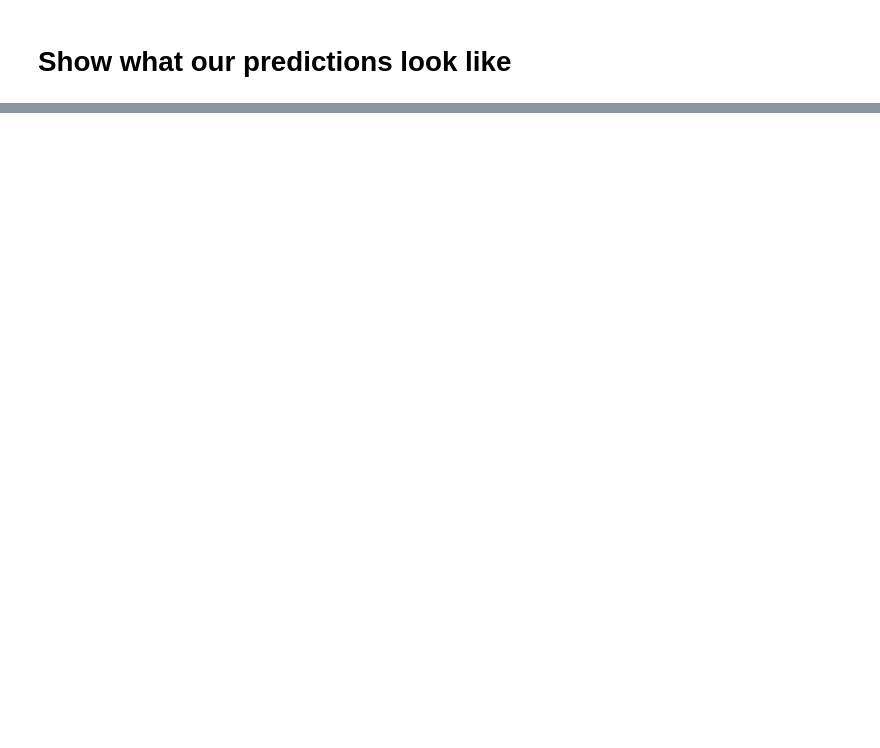
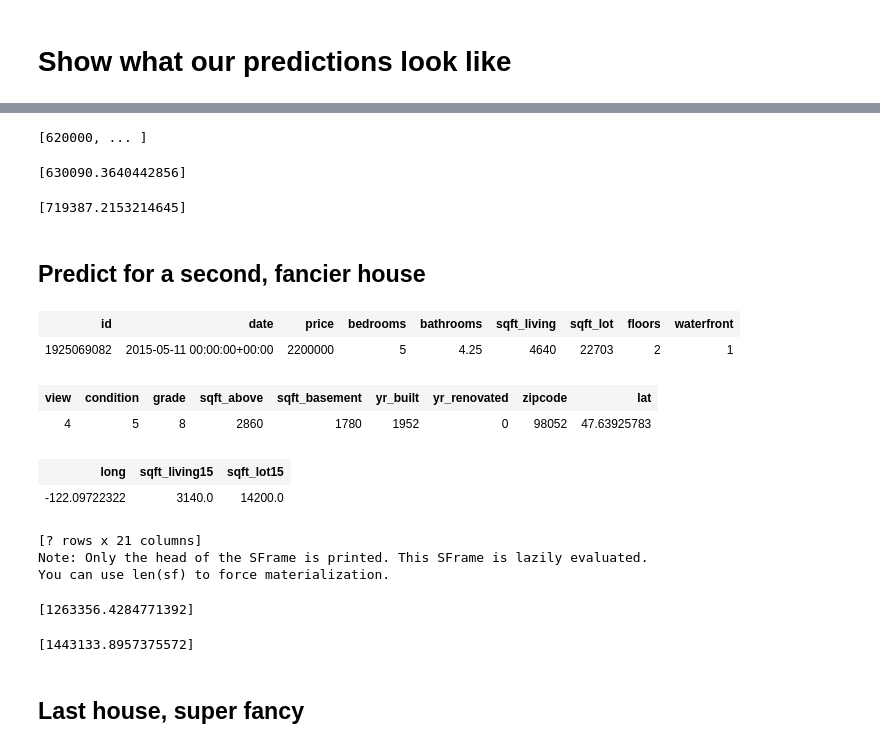
Before and after one commit to vantroy/wu-machine-learning, a Jupyter notebook: mod1/week2/Predicting house prices.ipynb, the cells around one changed output, grey strips where cells are left out. Drawn from its saved outputs; the diff is of its cells as text; code cells hidden in the pictures; blank space fills up the shorter version.

```diff
--- a/mod1/week2/Predicting house prices.ipynb
+++ b/mod1/week2/Predicting house prices.ipynb
@@ -136,0 +208,38 @@ import matplotlib.pyplot as plt
+# %%
+print house1['price']
+# %% [output]
+[620000, ... ]
+# %%
+print sqft_model.predict(house1)
+# %% [output]
+[630090.3640442856]
+# %%
+print my_features_model.predict(house1)
+# %% [output]
+[719387.2153214645]
+# %% [markdown]
+## Predict for a second, fancier house
+# %%
+house2 = sales[sales['id']=='1925069082']
+# %%
+house2
+# %% [output]
+| id | date | price | bedrooms | bathrooms | sqft_living | sqft_lot | floors | waterfront |
+| 1925069082 | 2015-05-11 00:00:00+00:00 | 2200000 | 5 | 4.25 | 4640 | 22703 | 2 | 1 |
+| view | condition | grade | sqft_above | sqft_basement | yr_built | yr_renovated | zipcode | lat |
+| 4 | 5 | 8 | 2860 | 1780 | 1952 | 0 | 98052 | 47.63925783 |
+| long | sqft_living15 | sqft_lot15 |
+| -122.09722322 | 3140.0 | 14200.0 |
+[? rows x 21 columns]
+Note: Only the head of the SFrame is printed. This SFrame is lazily evaluated.
+You can use len(sf) to force materialization.
+# %%
+print sqft_model.predict(house2)
+# %% [output]
+[1263356.4284771392]
+# %%
+print my_features_model.predict(house2)
+# %% [output]
+[1443133.8957375572]
+# %% [markdown]
+## Last house, super fancy
```
Also changed, not shown: parts of 21 cells of this notebook, 1 other file.
